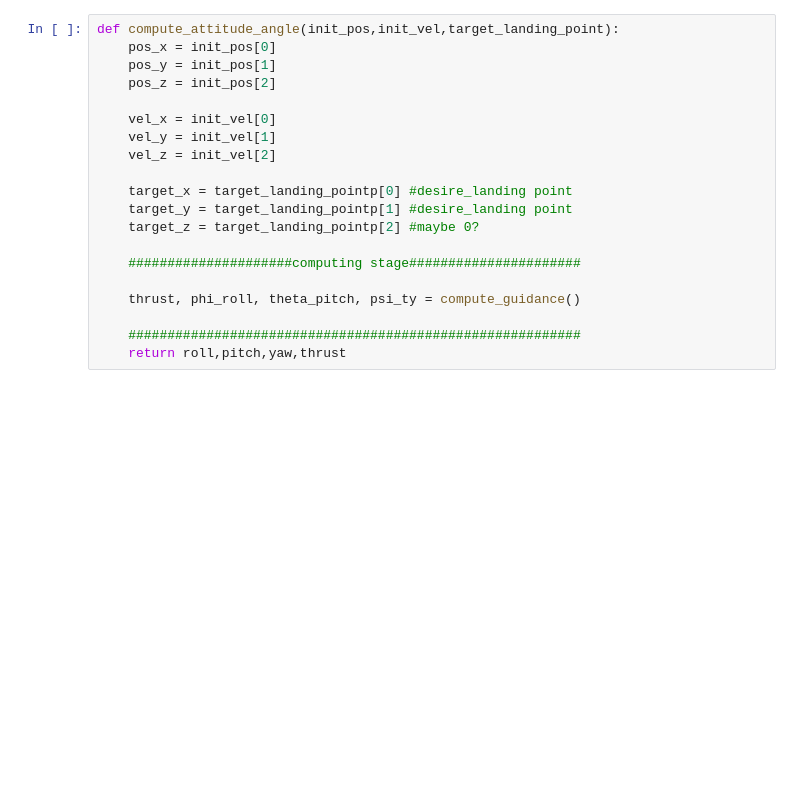
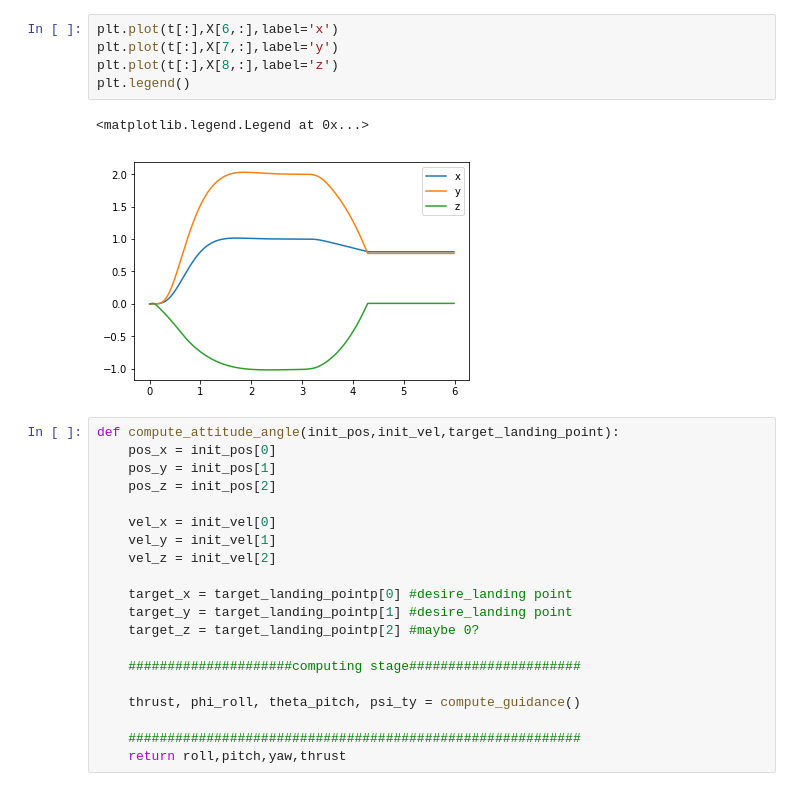
Before and after one commit to acsl-inha/drone_simulation, a Jupyter notebook: src/Euler_angle_guidance.ipynb, the cells around one changed output. Drawn from its saved outputs; the diff is of its cells as text; blank space fills up the shorter version.

```diff
--- a/src/Euler_angle_guidance.ipynb
+++ b/src/Euler_angle_guidance.ipynb
@@ -172,3 +576,11 @@ print(elapsed_time)
+# %%
+plt.plot(t[:],X[6,:],label='x')
+plt.plot(t[:],X[7,:],label='y')
+plt.plot(t[:],X[8,:],label='z')
+plt.legend()
+# %% [output]
+<matplotlib.legend.Legend at 0x...>
+[figure, added]
 # %%
 def compute_attitude_angle(init_pos,init_vel,target_landing_point):
     pos_x = init_pos[0]
```
Also changed, not shown: parts of 14 cells of this notebook, 5 other files.
